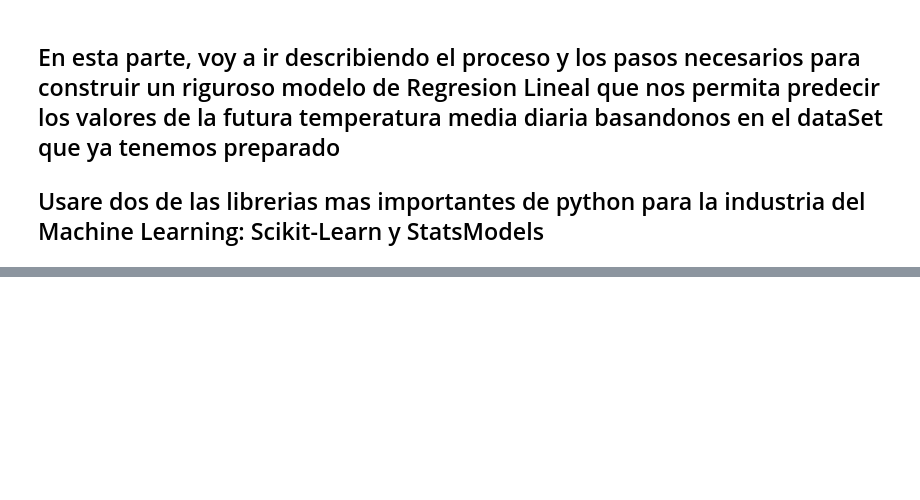
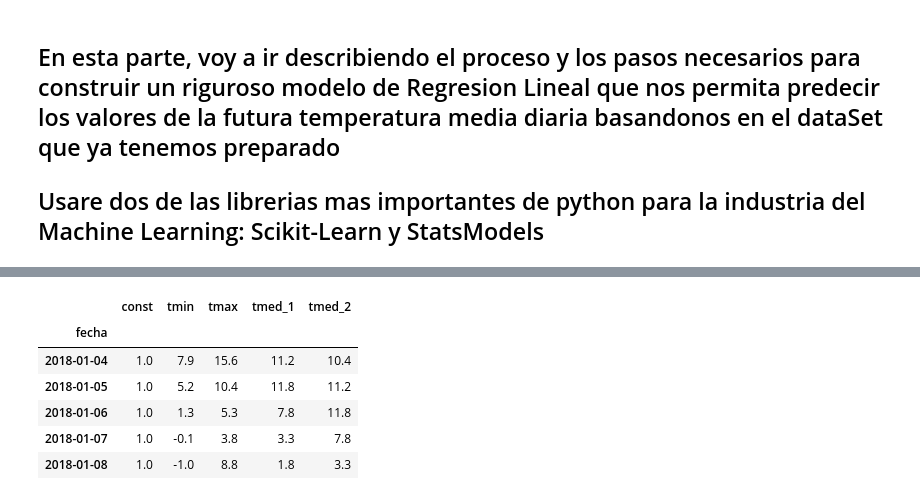
Before and after one commit to Plopezq/weather-forecast, a Jupyter notebook: Linear-Regression.ipynb, the cells around one changed output, grey strips where cells are left out. Cells and saved outputs as stored; diff of their text form; code cells hidden in the pictures; blank space fills up the shorter version.

```diff
--- a/Linear-Regression.ipynb
+++ b/Linear-Regression.ipynb
@@ -19,0 +125,20 @@ QUIZA dar mas explicaciones
+# %%
+# Importamos el modulo
+import statsmodels.api as sm
+
+# Separo mis variables de prediccion (X) de mi variable de resultado Y
+X = df2[predictors]
+y = df2['tmed']
+
+#Añadimos una constante al conjunto de variables de prediccion para representar como de importante es la interseccion
+# Add a constant to the predictor variable set to represent the Bo intercept
+X = sm.add_constant(X)
+X.iloc[:5, :5]
+# %% [output]
+|  | const | tmin | tmax | tmed_1 | tmed_2 |
+| fecha |  |  |  |  |  |
+| 2018-01-04 | 1.0 | 7.9 | 15.6 | 11.2 | 10.4 |
+| 2018-01-05 | 1.0 | 5.2 | 10.4 | 11.8 | 11.2 |
+| 2018-01-06 | 1.0 | 1.3 | 5.3 | 7.8 | 11.8 |
+| 2018-01-07 | 1.0 | -0.1 | 3.8 | 3.3 | 7.8 |
+| 2018-01-08 | 1.0 | -1.0 | 8.8 | 1.8 | 3.3 |
```
Also changed, not shown: parts of 20 cells of this notebook.
